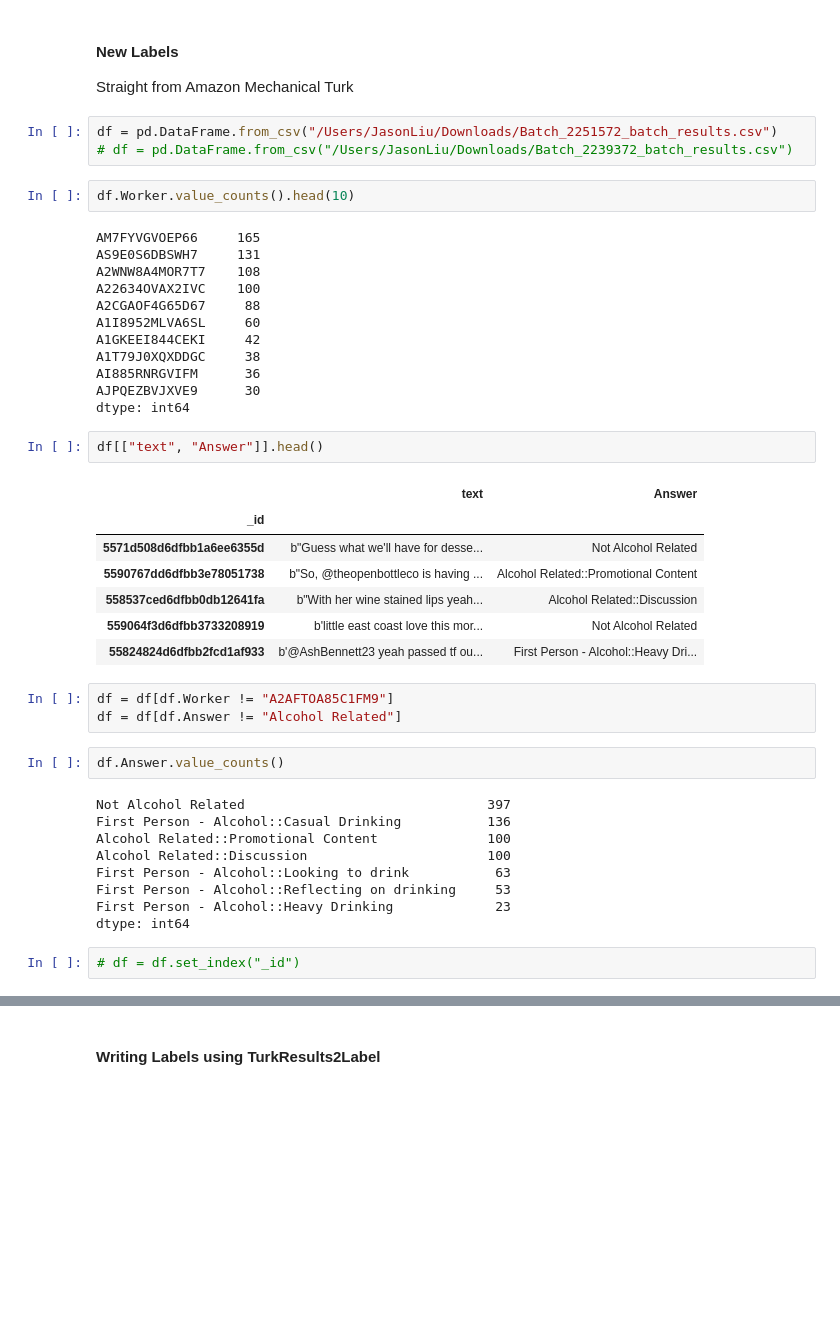
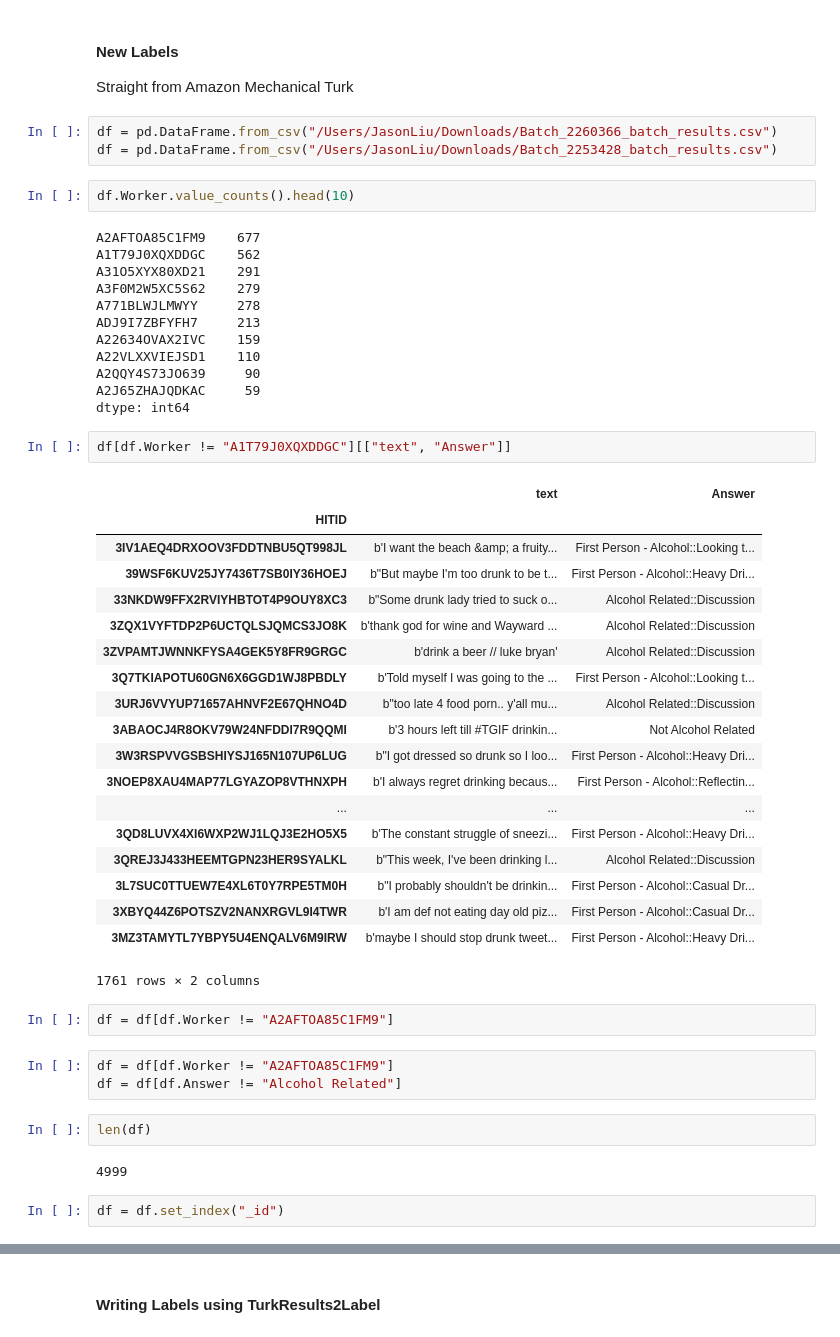
Before and after one commit to jxnl/nyu-twipsy, a Jupyter notebook: script-generating-amt-todoset.ipynb, the cells around one changed output, grey strips where cells are left out. Drawn from its saved outputs; the diff is of its cells as text; blank space fills up the shorter version.

```diff
--- a/script-generating-amt-todoset.ipynb
+++ b/script-generating-amt-todoset.ipynb
@@ -162,45 +152,52 @@ open ..
 
 Straight from Amazon Mechanical Turk
 # %%
-df = pd.DataFrame.from_csv("/Users/JasonLiu/Downloads/Batch_2251572_batch_results.csv")
-# df = pd.DataFrame.from_csv("/Users/JasonLiu/Downloads/Batch_2239372_batch_results.csv")
+df = pd.DataFrame.from_csv("/Users/JasonLiu/Downloads/Batch_2260366_batch_results.csv")
+df = pd.DataFrame.from_csv("/Users/JasonLiu/Downloads/Batch_2253428_batch_results.csv")
 # %%
 df.Worker.value_counts().head(10)
 # %% [output]
-AM7FYVGVOEP66     165
-AS9E0S6DBSWH7     131
-A2WNW8A4MOR7T7    108
-A22634OVAX2IVC    100
-A2CGAOF4G65D67     88
-A1I8952MLVA6SL     60
-A1GKEEI844CEKI     42
-A1T79J0XQXDDGC     38
-AI885RNRGVIFM      36
-AJPQEZBVJXVE9      30
+A2AFTOA85C1FM9    677
+A1T79J0XQXDDGC    562
+A31O5XYX80XD21    291
+A3F0M2W5XC5S62    279
+A771BLWJLMWYY     278
+ADJ9I7ZBFYFH7     213
+A22634OVAX2IVC    159
+A22VLXXVIEJSD1    110
+A2QQY4S73JO639     90
+A2J65ZHAJQDKAC     59
 dtype: int64
 # %%
-df[["text", "Answer"]].head()
+df[df.Worker != "A1T79J0XQXDDGC"][["text", "Answer"]]
 # %% [output]
 |  | text | Answer |
-| _id |  |  |
-| 5571d508d6dfbb1a6ee6355d | b"Guess what we'll have for desse... | Not Alcohol Related |
-| 5590767dd6dfbb3e78051738 | b"So, @theopenbottleco is having ... | Alcohol Related::Promotional Content |
-| 558537ced6dfbb0db12641fa | b"With her wine stained lips yeah... | Alcohol Related::Discussion |
-| 559064f3d6dfbb3733208919 | b'little east coast love this mor... | Not Alcohol Related |
-| 55824824d6dfbb2fcd1af933 | b'@AshBennett23 yeah passed tf ou... | First Person - Alcohol::Heavy Dri... |
+| HITID |  |  |
+| 3IV1AEQ4DRXOOV3FDDTNBU5QT998JL | b'I want the beach &amp; a fruity... | First Person - Alcohol::Looking t... |
+| 39WSF6KUV25JY7436T7SB0IY36HOEJ | b"But maybe I'm too drunk to be t... | First Person - Alcohol::Heavy Dri... |
+| 33NKDW9FFX2RVIYHBTOT4P9OUY8XC3 | b"Some drunk lady tried to suck o... | Alcohol Related::Discussion |
+| 3ZQX1VYFTDP2P6UCTQLSJQMCS3JO8K | b'thank god for wine and Wayward ... | Alcohol Related::Discussion |
+| 3ZVPAMTJWNNKFYSA4GEK5Y8FR9GRGC | b'drink a beer // luke bryan' | Alcohol Related::Discussion |
+| 3Q7TKIAPOTU60GN6X6GGD1WJ8PBDLY | b'Told myself I was going to the ... | First Person - Alcohol::Looking t... |
+| 3URJ6VVYUP71657AHNVF2E67QHNO4D | b"too late 4 food porn.. y'all mu... | Alcohol Related::Discussion |
+| 3ABAOCJ4R8OKV79W24NFDDI7R9QQMI | b'3 hours left till #TGIF drinkin... | Not Alcohol Related |
+| 3W3RSPVVGSBSHIYSJ165N107UP6LUG | b"I got dressed so drunk so I loo... | First Person - Alcohol::Heavy Dri... |
+| 3NOEP8XAU4MAP77LGYAZOP8VTHNXPH | b'I always regret drinking becaus... | First Person - Alcohol::Reflectin... |
+| ... | ... | ... |
+| 3QD8LUVX4XI6WXP2WJ1LQJ3E2HO5X5 | b'The constant struggle of sneezi... | First Person - Alcohol::Heavy Dri... |
+| 3QREJ3J433HEEMTGPN23HER9SYALKL | b"This week, I've been drinking l... | Alcohol Related::Discussion |
+| 3L7SUC0TTUEW7E4XL6T0Y7RPE5TM0H | b"I probably shouldn't be drinkin... | First Person - Alcohol::Casual Dr... |
+| 3XBYQ44Z6POTSZV2NANXRGVL9I4TWR | b'I am def not eating day old piz... | First Person - Alcohol::Casual Dr... |
+| 3MZ3TAMYTL7YBPY5U4ENQALV6M9IRW | b'maybe I should stop drunk tweet... | First Person - Alcohol::Heavy Dri... |
+1761 rows × 2 columns
+# %%
+df = df[df.Worker != "A2AFTOA85C1FM9"]
 # %%
 df = df[df.Worker != "A2AFTOA85C1FM9"]
 df = df[df.Answer != "Alcohol Related"]
-# %%
-df.Answer.value_counts()
-# %% [output]
-Not Alcohol Related                               397
-First Person - Alcohol::Casual Drinking           136
-Alcohol Related::Promotional Content              100
-Alcohol Related::Discussion                       100
-First Person - Alcohol::Looking to drink           63
-First Person - Alcohol::Reflecting on drinking     53
-First Person - Alcohol::Heavy Drinking             23
-dtype: int64
+# %%
+len(df)
+# %% [output]
+4999
 # %%
-# df = df.set_index("_id")
+df = df.set_index("_id")
```
Also changed, not shown: parts of 15 cells of this notebook, 4 other files.
